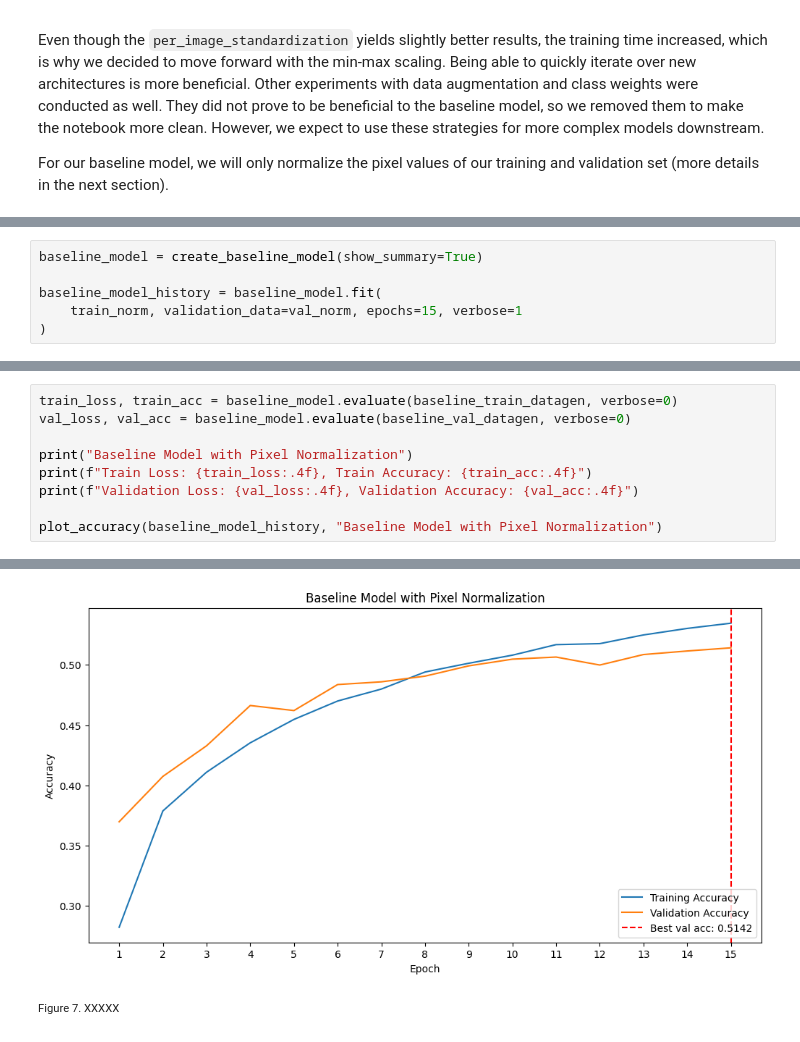
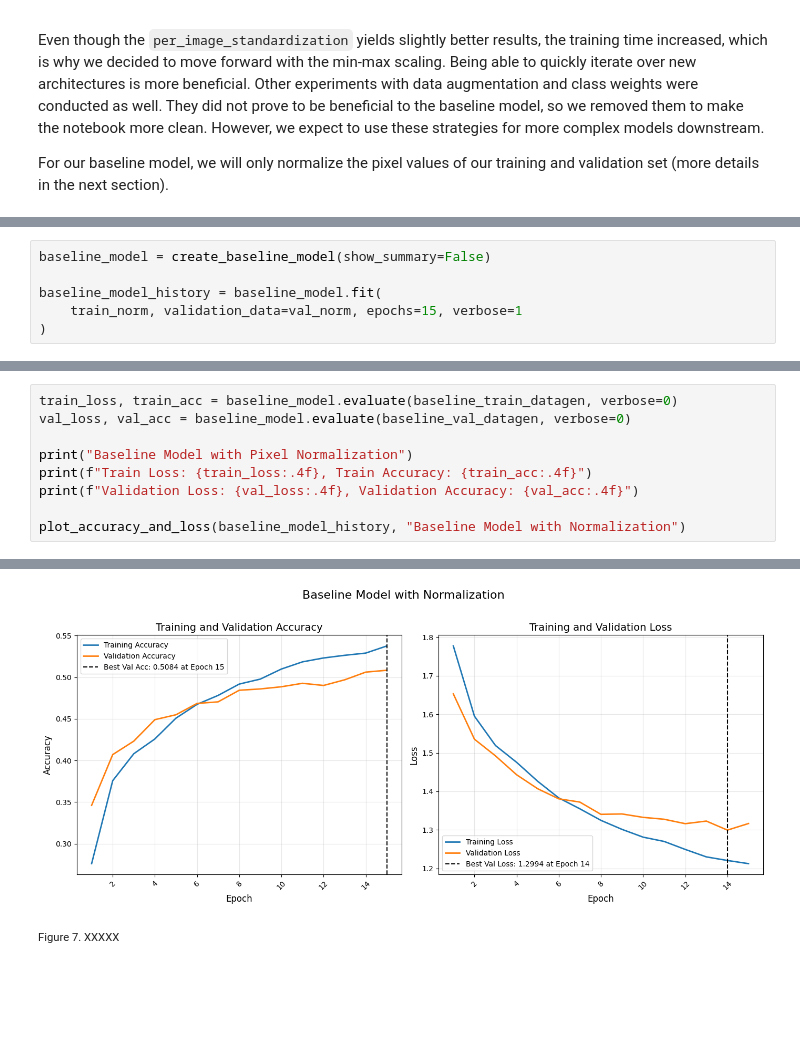
Before and after one commit to kayleeisokay/cs109b-final-project, a Jupyter notebook: MS5.ipynb, the cells around one changed output, grey strips where cells are left out. Drawn from its saved outputs; the diff is of its cells as text; blank space fills up the shorter version.

```diff
--- a/MS5.ipynb
+++ b/MS5.ipynb
@@ -1008,7 +1033,7 @@ def create_baseline_model(show_summary=False):
 
     return model
 # %%
-baseline_model = create_baseline_model(show_summary=True)
+baseline_model = create_baseline_model(show_summary=False)
 
 baseline_model_history = baseline_model.fit(
     train_norm, validation_data=val_norm, epochs=15, verbose=1
@@ -1060,5 +1070,5 @@ print("Baseline Model with Pixel Normalization")
 print(f"Train Loss: {train_loss:.4f}, Train Accuracy: {train_acc:.4f}")
 print(f"Validation Loss: {val_loss:.4f}, Validation Accuracy: {val_acc:.4f}")
 
-plot_accuracy(baseline_model_history, "Baseline Model with Pixel Normalization")
+plot_accuracy_and_loss(baseline_model_history, "Baseline Model with Normalization")
 # %% [output]
@@ -1069,4 +1078,4 @@ Validation Loss: 128.0307, Validation Accuracy: 0.3653
-[figure, old version]
+[figure, new version]
 # %% [markdown]
 <div style="font-size: 75%; text-align: left;">
 Figure 7. XXXXX
```
Also changed, not shown: parts of 78 cells of this notebook, 2 other files.
